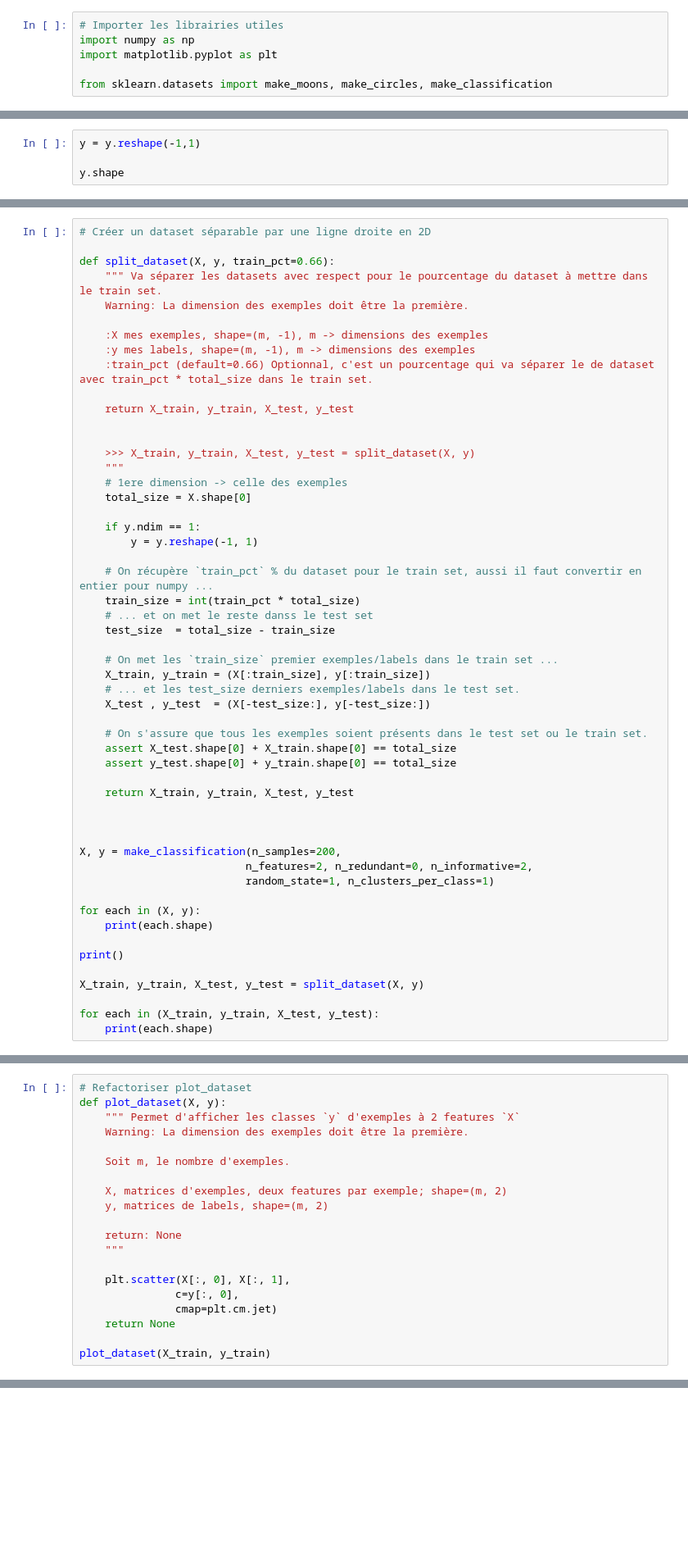
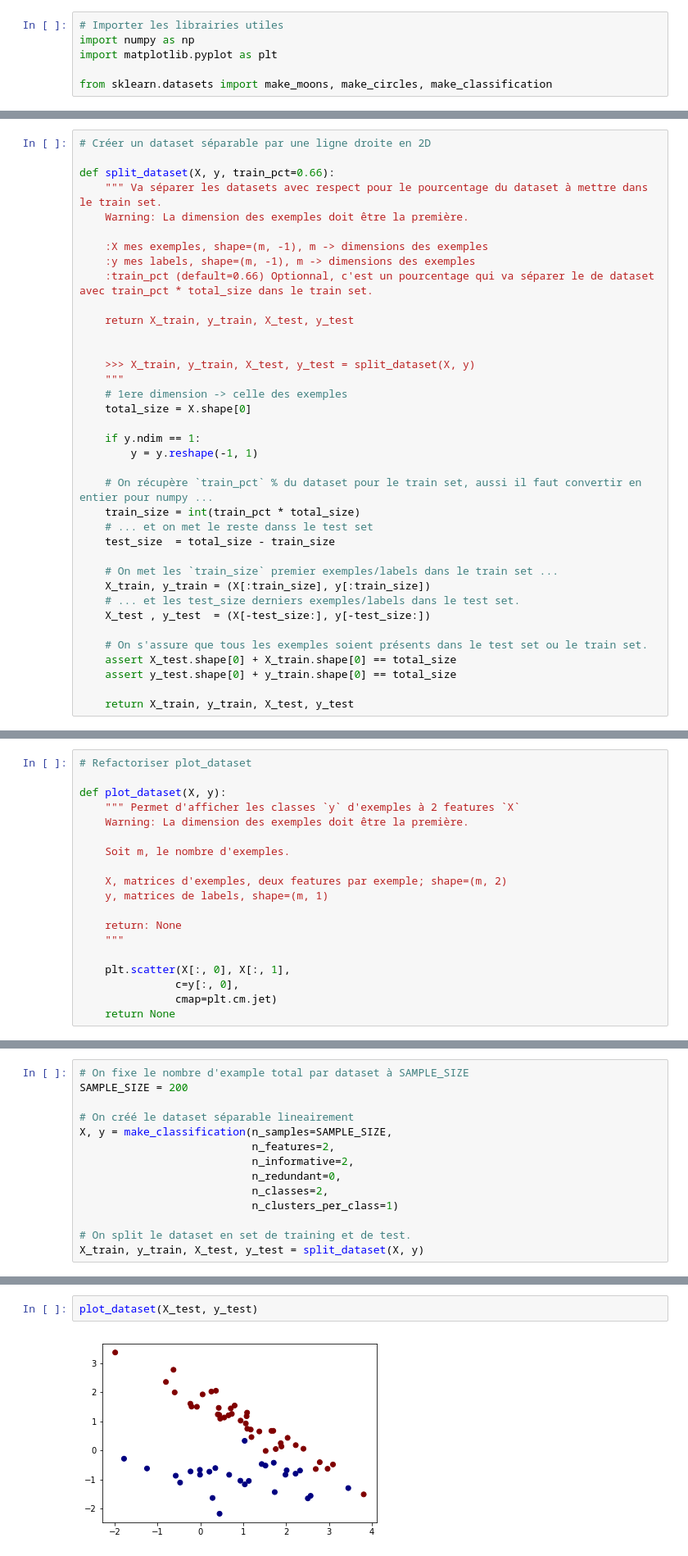
Before and after one commit to najah80/syntethic_2D, a Jupyter notebook: Synthetic_Dataset.ipynb, the cells around one changed output, grey strips where cells are left out. Shown: that part at 82% size. Cells and saved outputs as stored; diff of their text form; blank space fills up the shorter version.

```diff
--- a/Synthetic_Dataset.ipynb
+++ b/Synthetic_Dataset.ipynb
@@ -34,4 +15,0 @@ X.shape, y.shape
-# %%
-y = y.reshape(-1,1)
-
-y.shape
@@ -96,19 +50,3 @@ def split_dataset(X, y, train_pct=0.66):
     assert y_test.shape[0] + y_train.shape[0] == total_size
 
     return X_train, y_train, X_test, y_test
-
-
-
-X, y = make_classification(n_samples=200,
-                          n_features=2, n_redundant=0, n_informative=2,
-                          random_state=1, n_clusters_per_class=1)
-
-for each in (X, y):
-    print(each.shape)
-
-print()
-
-X_train, y_train, X_test, y_test = split_dataset(X, y)
-
-for each in (X_train, y_train, X_test, y_test):
-    print(each.shape)
@@ -154,5 +53,6 @@ plt.scatter(X_train[:, 0], X_train[:, 1],
 # %%
 # Refactoriser plot_dataset
+
 def plot_dataset(X, y):
     """ Permet d'afficher les classes `y` d'exemples à 2 features `X`
     Warning: La dimension des exemples doit être la première.
@@ -160,7 +60,7 @@ def plot_dataset(X, y):
     Soit m, le nombre d'exemples.
 
     X, matrices d'exemples, deux features par exemple; shape=(m, 2)
-    y, matrices de labels, shape=(m, 2)
+    y, matrices de labels, shape=(m, 1)
 
     return: None
     """
@@ -169,5 +69,3 @@ def plot_dataset(X, y):
                c=y[:, 0],
                cmap=plt.cm.jet)
     return None
-
-plot_dataset(X_train, y_train)
@@ -175,0 +76,14 @@ plot_dataset(X_train, y_train)
+# %%
+# On fixe le nombre d'example total par dataset à SAMPLE_SIZE
+SAMPLE_SIZE = 200
+
+# On créé le dataset séparable lineairement
+X, y = make_classification(n_samples=SAMPLE_SIZE,
+                           n_features=2,
+                           n_informative=2,
+                           n_redundant=0,
+                           n_classes=2,
+                           n_clusters_per_class=1)
+
+# On split le dataset en set de training et de test.
+X_train, y_train, X_test, y_test = split_dataset(X, y)
@@ -175,0 +95,4 @@ plot_dataset(X_train, y_train)
+# %%
+plot_dataset(X_test, y_test)
+# %% [output]
+[figure, added]
```
Also changed, not shown: parts of 11 cells of this notebook.
